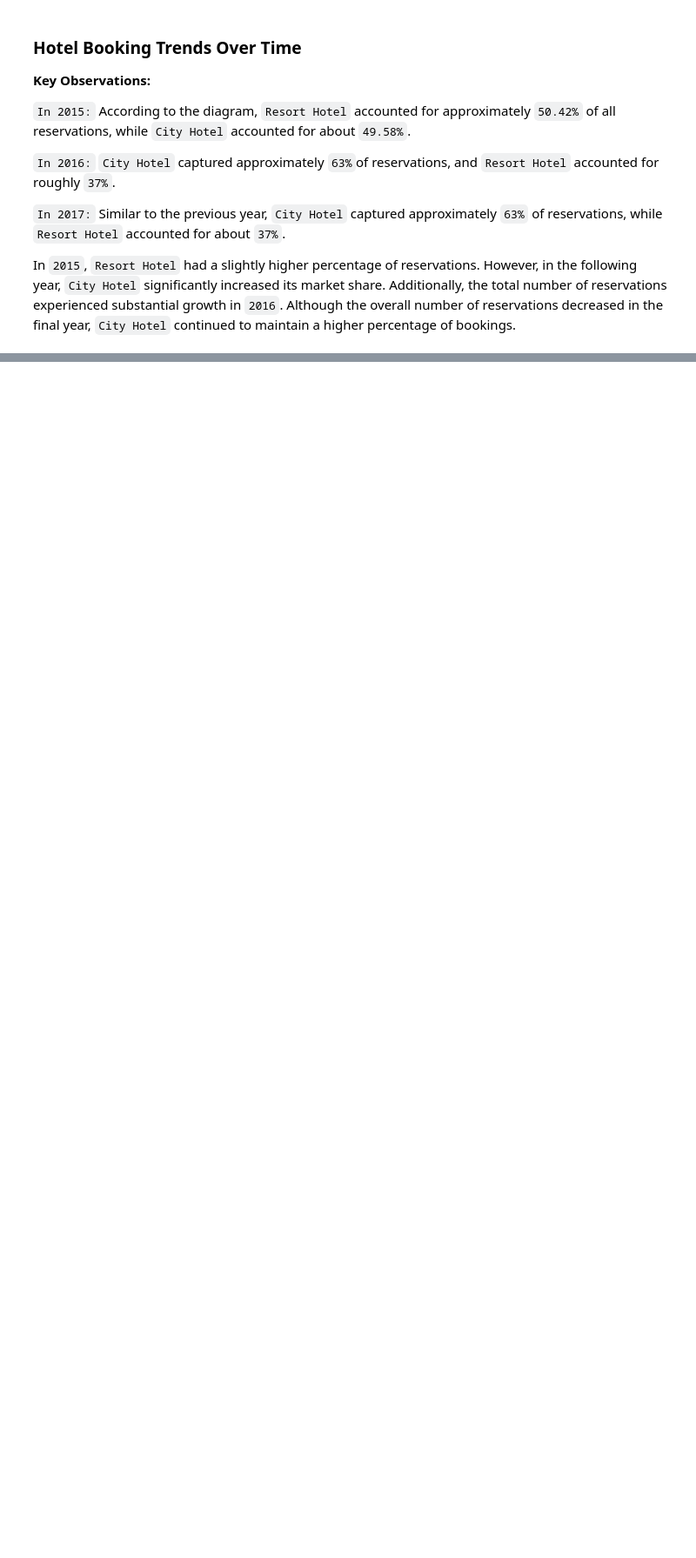
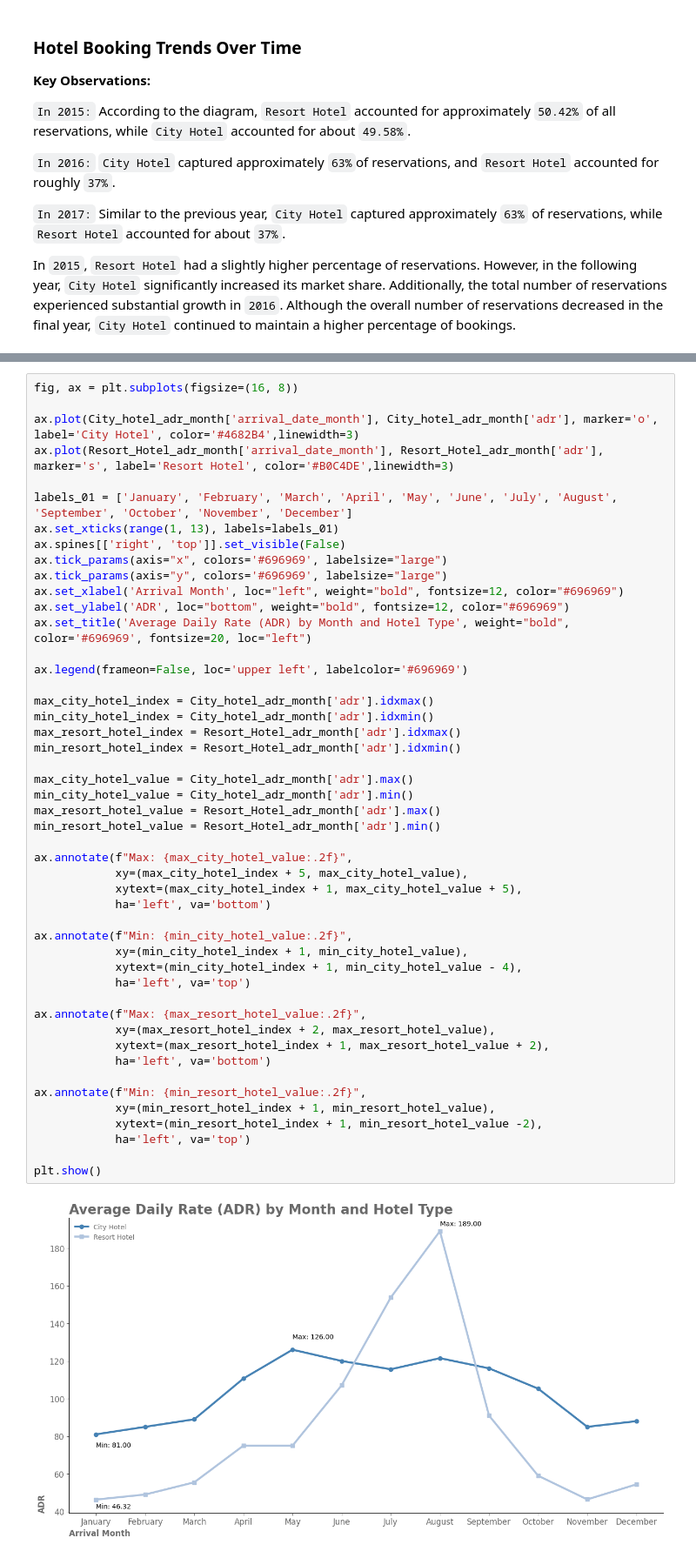
Before and after one commit to AliMSHGH/Hotel-_Bookings_Analysis, a Jupyter notebook: Hotel-_Bookings_Analysis.ipynb, the cells around one changed output, grey strips where cells are left out. Shown: that part at 87% size. Cells and saved outputs as stored; diff of their text form; blank space fills up the shorter version.

```diff
--- a/Hotel-_Bookings_Analysis.ipynb
+++ b/Hotel-_Bookings_Analysis.ipynb
@@ -917,0 +988,50 @@ Although the overall number of reservations decreased in the final year, ``City
+# %%
+fig, ax = plt.subplots(figsize=(16, 8))
+
+ax.plot(City_hotel_adr_month['arrival_date_month'], City_hotel_adr_month['adr'], marker='o', label='City Hotel', color='#4682B4',linewidth=3)
+ax.plot(Resort_Hotel_adr_month['arrival_date_month'], Resort_Hotel_adr_month['adr'], marker='s', label='Resort Hotel', color='#B0C4DE',linewidth=3)
+
+labels_01 = ['January', 'February', 'March', 'April', 'May', 'June', 'July', 'August', 'September', 'October', 'November', 'December']
+ax.set_xticks(range(1, 13), labels=labels_01)
+ax.spines[['right', 'top']].set_visible(False)
+ax.tick_params(axis="x", colors='#696969', labelsize="large")
+ax.tick_params(axis="y", colors='#696969', labelsize="large")
+ax.set_xlabel('Arrival Month', loc="left", weight="bold", fontsize=12, color="#696969")
+ax.set_ylabel('ADR', loc="bottom", weight="bold", fontsize=12, color="#696969")
+ax.set_title('Average Daily Rate (ADR) by Month and Hotel Type', weight="bold", color='#696969', fontsize=20, loc="left")
+
+ax.legend(frameon=False, loc='upper left', labelcolor='#696969')
+
+max_city_hotel_index = City_hotel_adr_month['adr'].idxmax()
+min_city_hotel_index = City_hotel_adr_month['adr'].idxmin()
+max_resort_hotel_index = Resort_Hotel_adr_month['adr'].idxmax()
+min_resort_hotel_index = Resort_Hotel_adr_month['adr'].idxmin()
+
+max_city_hotel_value = City_hotel_adr_month['adr'].max()
+min_city_hotel_value = City_hotel_adr_month['adr'].min()
+max_resort_hotel_value = Resort_Hotel_adr_month['adr'].max()
+min_resort_hotel_value = Resort_Hotel_adr_month['adr'].min()
+
+ax.annotate(f"Max: {max_city_hotel_value:.2f}",
+            xy=(max_city_hotel_index + 5, max_city_hotel_value),
+            xytext=(max_city_hotel_index + 1, max_city_hotel_value + 5),
+            ha='left', va='bottom')
+
+ax.annotate(f"Min: {min_city_hotel_value:.2f}",
+            xy=(min_city_hotel_index + 1, min_city_hotel_value),
+            xytext=(min_city_hotel_index + 1, min_city_hotel_value - 4),
+            ha='left', va='top')
+
+ax.annotate(f"Max: {max_resort_hotel_value:.2f}",
+            xy=(max_resort_hotel_index + 2, max_resort_hotel_value),
+            xytext=(max_resort_hotel_index + 1, max_resort_hotel_value + 2),
+            ha='left', va='bottom')
+
+ax.annotate(f"Min: {min_resort_hotel_value:.2f}",
+            xy=(min_resort_hotel_index + 1, min_resort_hotel_value),
+            xytext=(min_resort_hotel_index + 1, min_resort_hotel_value -2),
+            ha='left', va='top')
+
+plt.show()
+# %% [output]
+[figure, added]
```
Also changed, not shown: parts of 7 cells of this notebook.
